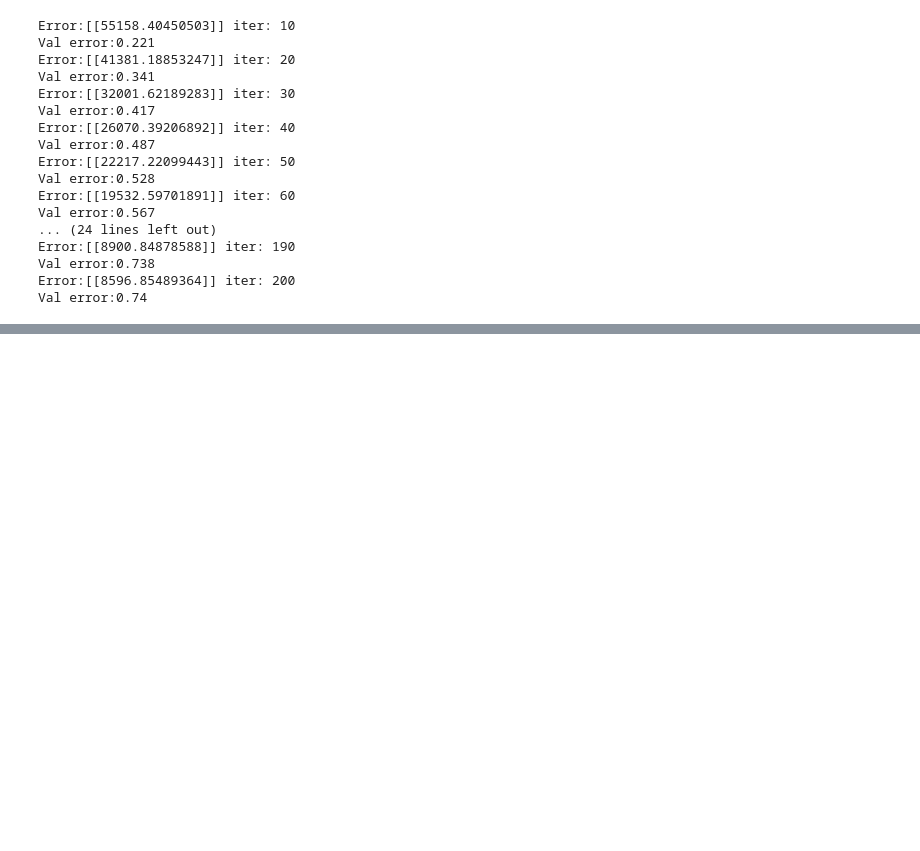
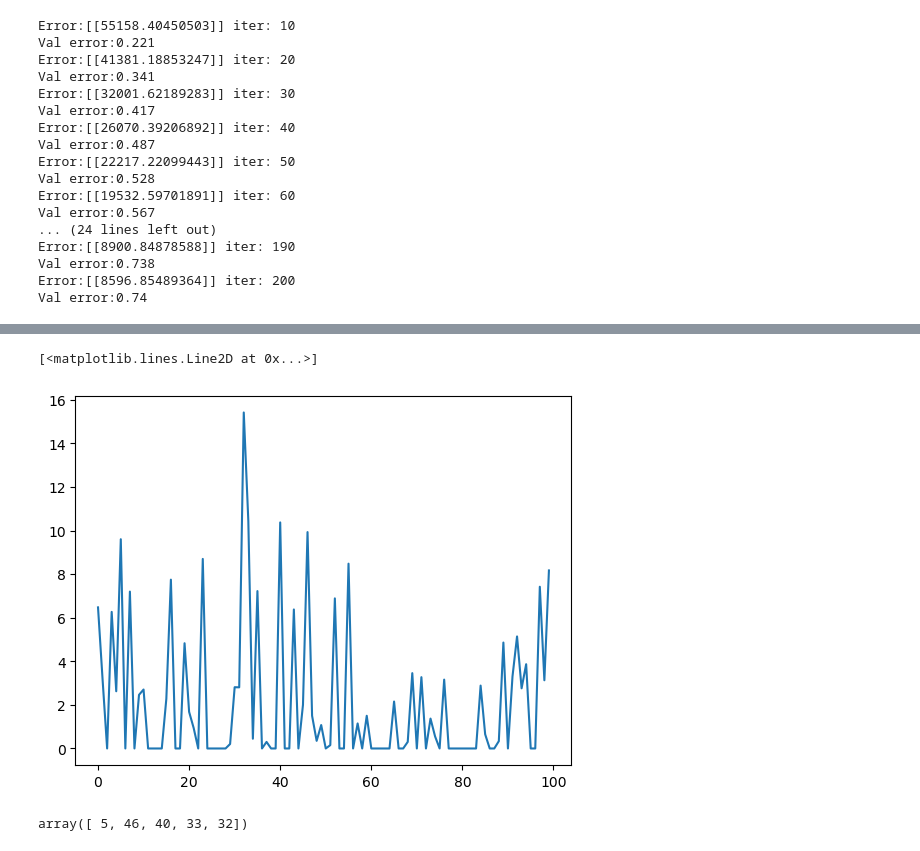
Before and after one commit to DrEntropy/NNbyHand, a Jupyter notebook: byhand.ipynb, the cells around one changed output, grey strips where cells are left out. Cells and saved outputs as stored; diff of their text form; code cells hidden in the pictures; blank space fills up the shorter version.

```diff
--- a/byhand.ipynb
+++ b/byhand.ipynb
@@ -210,0 +185,10 @@ Oddly this is not one of the biggest ones that feed into '2' in the output. But
+# %%
+layer_1_test = relu(np.dot(X_train[3],model.weights_0_1) + model.bias_1)
+plt.plot(layer_1_test[0])
+# %% [output]
+[<matplotlib.lines.Line2D at 0x...>]
+[figure, added]
+# %%
+np.argsort(layer_1_test[0])[-5:]
+# %% [output]
+array([ 5, 46, 40, 33, 32])
```
Also changed, not shown: parts of 45 cells of this notebook.
